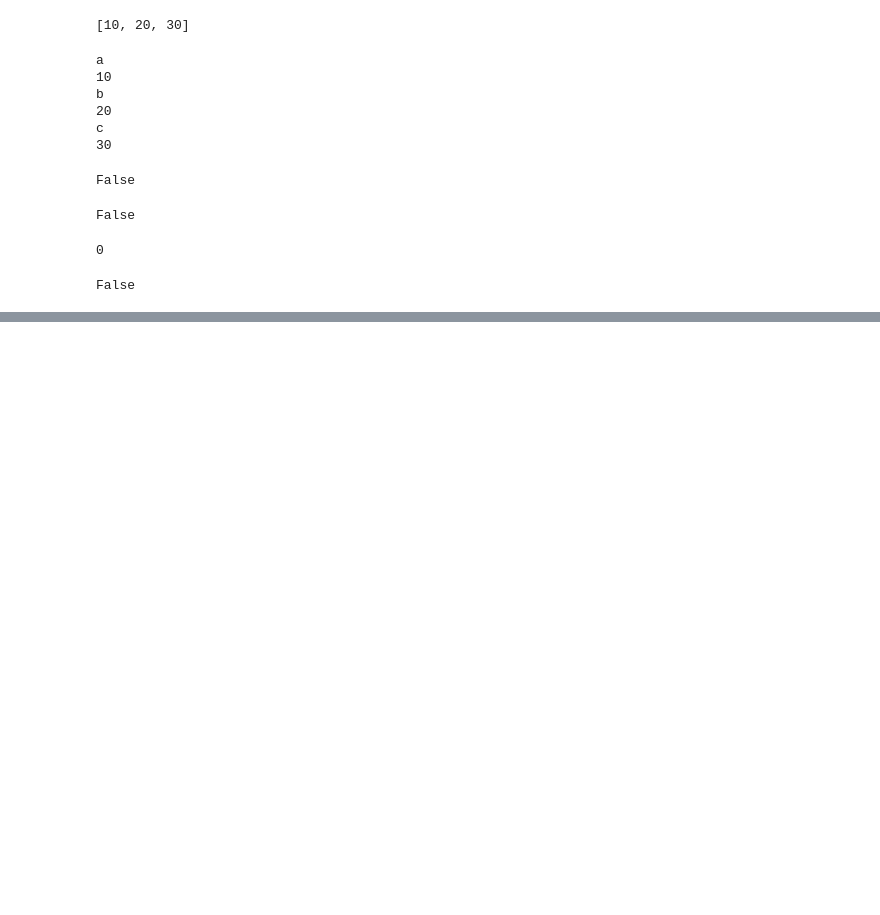
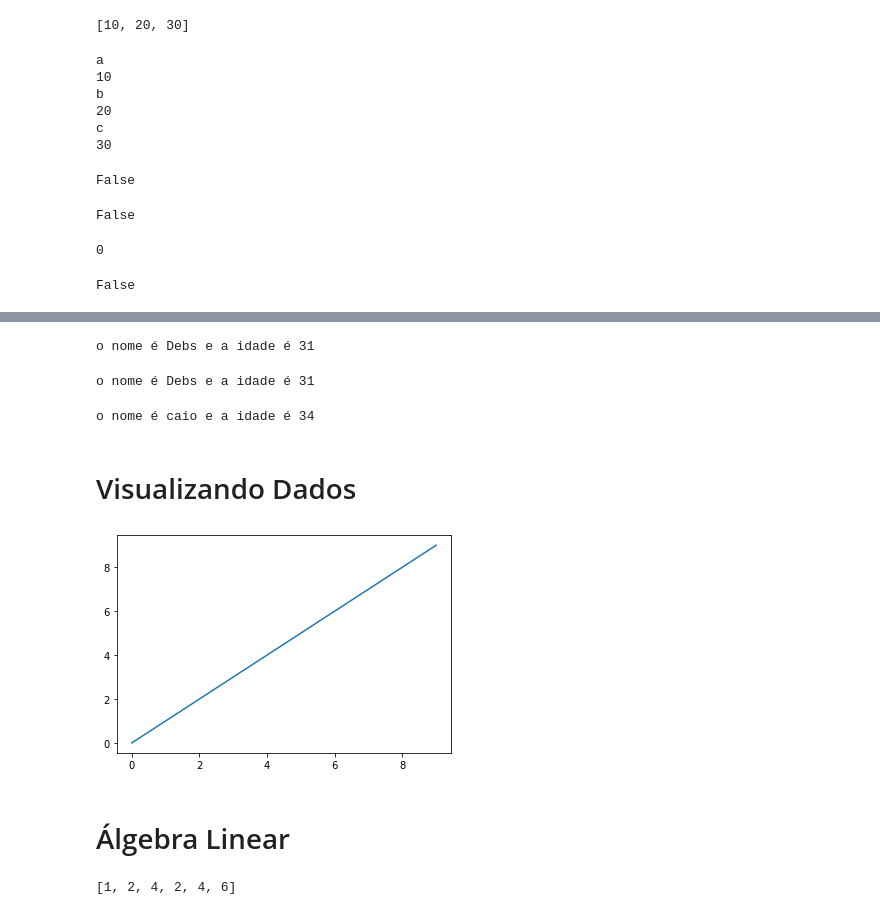
Before and after one commit to caiosalgado/mat_quinta, a Jupyter notebook: Data Science do Zero/Prefacio_Python.ipynb, the cells around one changed output, grey strips where cells are left out. Cells and saved outputs as stored; diff of their text form; code cells hidden in the pictures; blank space fills up the shorter version.

```diff
--- a/Data Science do Zero/Prefacio_Python.ipynb
+++ b/Data Science do Zero/Prefacio_Python.ipynb
@@ -1004,0 +1285,14 @@ False
+# %%
+print_dados('Debs', 31)
+# %% [output]
+o nome é Debs e a idade é 31
+# %%
+print_dados(idade=31, nome='Debs')
+# %% [output]
+o nome é Debs e a idade é 31
+# %%
+print_dados(**dict_dados)
+# %% [output]
+o nome é caio e a idade é 34
+# %% [markdown]
+# Visualizando Dados
@@ -1004,0 +1301,6 @@ False
+# %%
+plt.plot(range(10), range(10));
+# %% [output]
+[figure, added]
+# %% [markdown]
+# Álgebra Linear
@@ -1004,0 +1311,4 @@ False
+# %%
+vetor1 + vetor2
+# %% [output]
+[1, 2, 4, 2, 4, 6]
```
Also changed, not shown: parts of 286 cells of this notebook, 20 other files.
